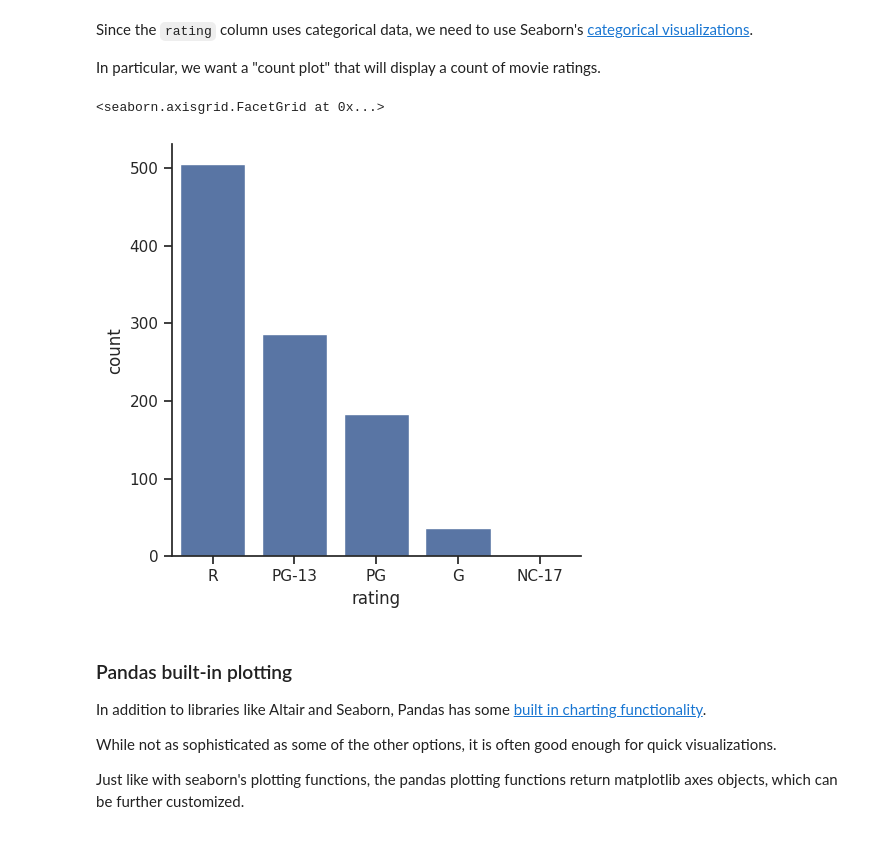
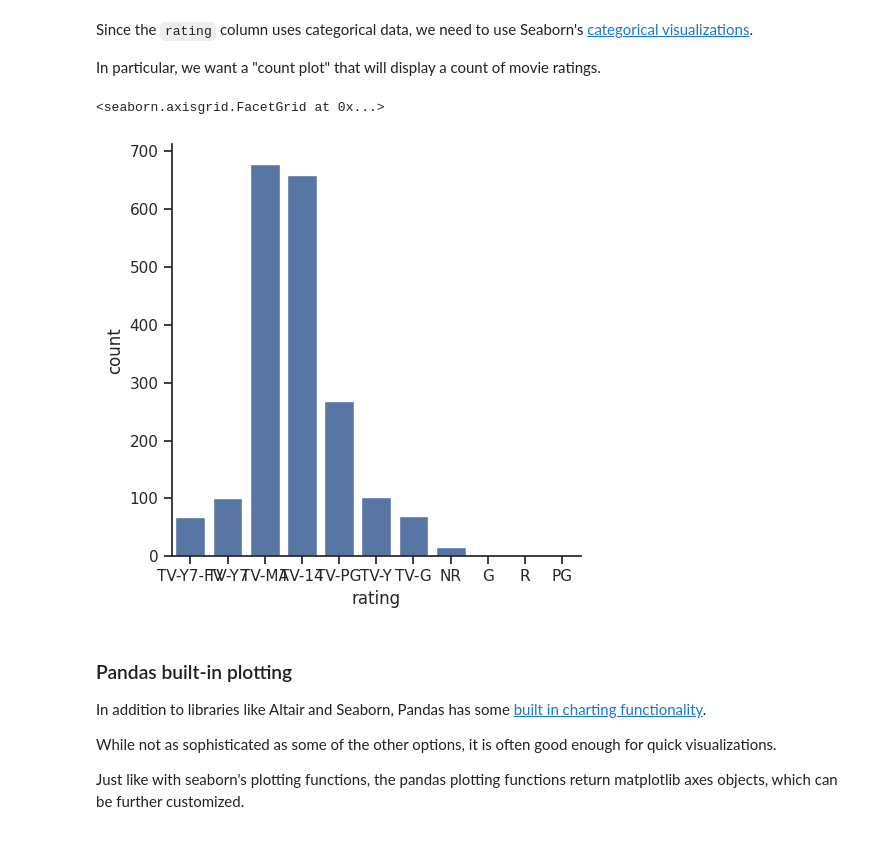
Before and after one commit to jambrizz/CSE-450, a Jupyter notebook: notebooks/Exploration_01.ipynb, the cells around one changed output. Saved outputs shown, nothing was run; the diff lists cells and outputs as text; code cells hidden in the pictures.

```diff
--- a/notebooks/Exploration_01.ipynb
+++ b/notebooks/Exploration_01.ipynb
@@ -132,9 +138,13 @@ Let's [filter some more](https://pandas.pydata.org/docs/getting_started/intro_tu
 #mpaa_ratings = ['G', 'PG', 'PG-13', 'R', 'NC-17']
 #mpaa_movies = movies[ movies['rating'].isin(mpaa_ratings)]
 #mpaa_movies['rating'].value_counts()
-tv_ratings = ['TV-MA', 'TV-14', 'TV-PG', 'TV-Y', 'TV-Y7', 'TV-G', 'TV-Y7-FV']
-ratings_tv = television[ television['rating'].isin(tv_ratings)]
-ratings_tv['rating'].value_counts()
+#tv_ratings = ['TV-MA', 'TV-14', 'TV-PG', 'TV-Y', 'TV-Y7', 'TV-G', 'TV-Y7-FV', 'NR', 'R', 'G', 'PG']
+#ratings_tv = television[ television['rating'].isin(tv_ratings)]
+#ratings_tv['rating'].value_counts()
+ratings_adults = ['TV-MA', 'TV-14', 'TV-PG', 'PG-13', 'R', 'NC-17']
+ratings_children = ['TV-Y', 'TV-Y7', 'TV-G', 'TV-Y7-FV', 'G', 'PG']
+ratings = media[ (media['rating'].isin(ratings_adults)) | (media['rating'].isin(ratings_children))]
+ratings['rating'].value_counts()
 # %% [output]
 |  | count |
 | rating |  |
@@ -247,10 +281,11 @@ Since the `rating` column uses categorical data, we need to use Seaborn's [categ
 In particular, we want a "count plot" that will display a count of movie ratings.
 # %%
 # Use seaborn to create a count plot comparing the count of each movie rating
-sns.catplot(data=mpaa_movies, x='rating', kind="count")
+#sns.catplot(data=mpaa_movies, x='rating', kind="count")
+sns.catplot(data=ratings_tv, x='rating', kind="count")
 # %% [output]
 <seaborn.axisgrid.FacetGrid at 0x...>
-[figure, old version]
+[figure, new version]
 # %% [markdown]
 ### Pandas built-in plotting
 In addition to libraries like Altair and Seaborn, Pandas has some [built in charting functionality](https://pandas.pydata.org/docs/getting_started/intro_tutorials/04_plotting.html).
```
Also changed, not shown: parts of 7 cells of this notebook.
